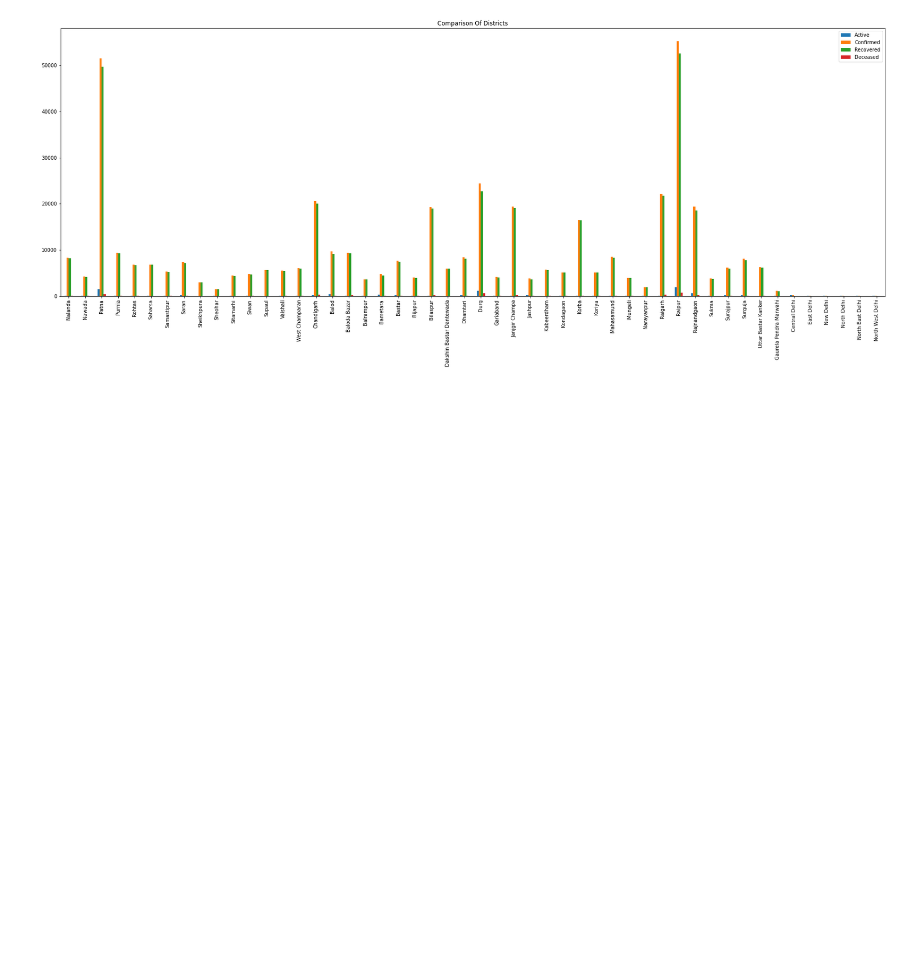
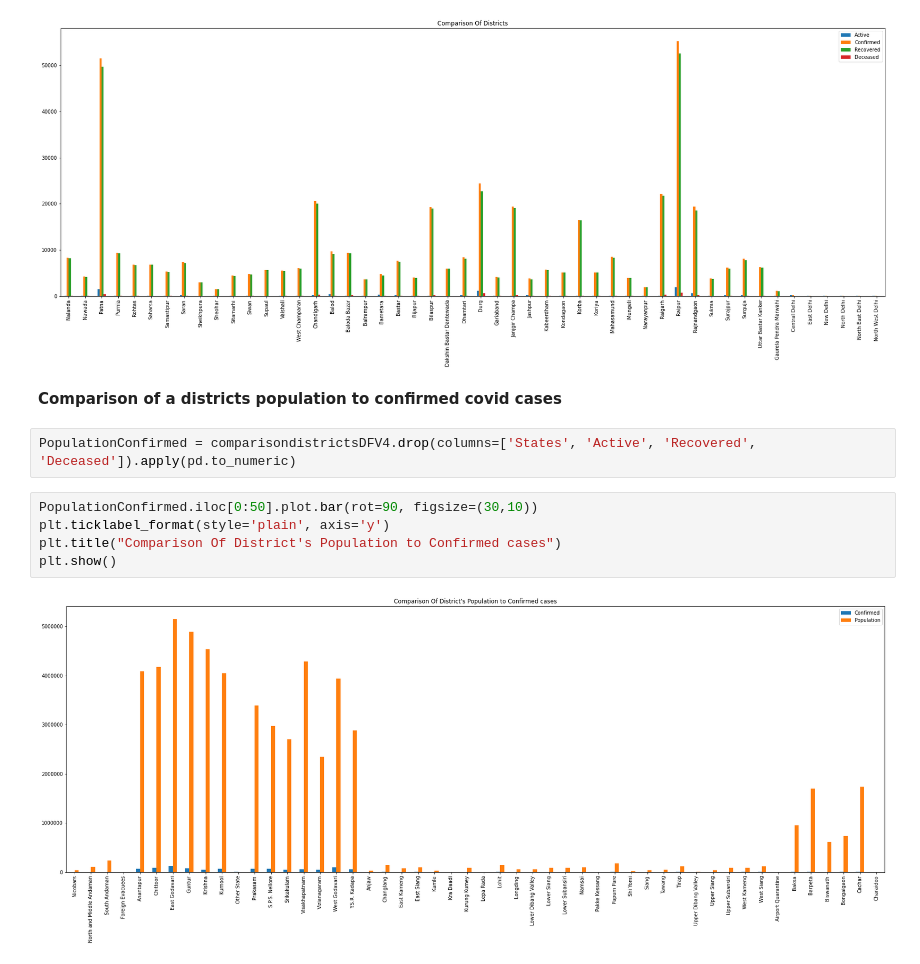
Before and after one commit to kartikay89/Data-Analysis, a Jupyter notebook: Covid_19(INDIA).ipynb, the cells around one changed output. Drawn from its saved outputs; the diff is of its cells as text; blank space fills up the shorter version.

```diff
--- a/Covid_19(INDIA).ipynb
+++ b/Covid_19(INDIA).ipynb
@@ -412,3 +412,14 @@ plt.title('Comparison Of Districts')
 plt.show()
 # %% [output]
 [figure]
+# %% [markdown]
+**Comparison of a districts population to confirmed covid cases**
+# %%
+PopulationConfirmed = comparisondistrictsDFV4.drop(columns=['States', 'Active', 'Recovered', 'Deceased']).apply(pd.to_numeric)
+# %%
+PopulationConfirmed.iloc[0:50].plot.bar(rot=90, figsize=(30,10))
+plt.ticklabel_format(style='plain', axis='y')
+plt.title("Comparison Of District's Population to Confirmed cases")
+plt.show()
+# %% [output]
+[figure, added]
```
Also changed, not shown: parts of 2 cells of this notebook.
